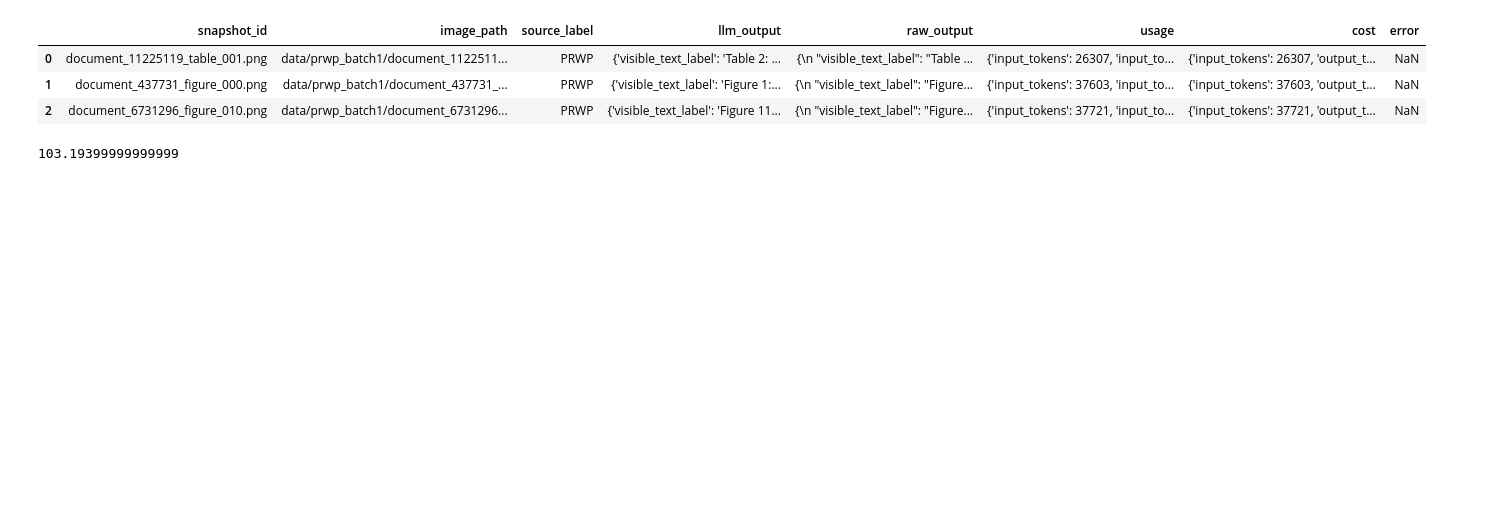
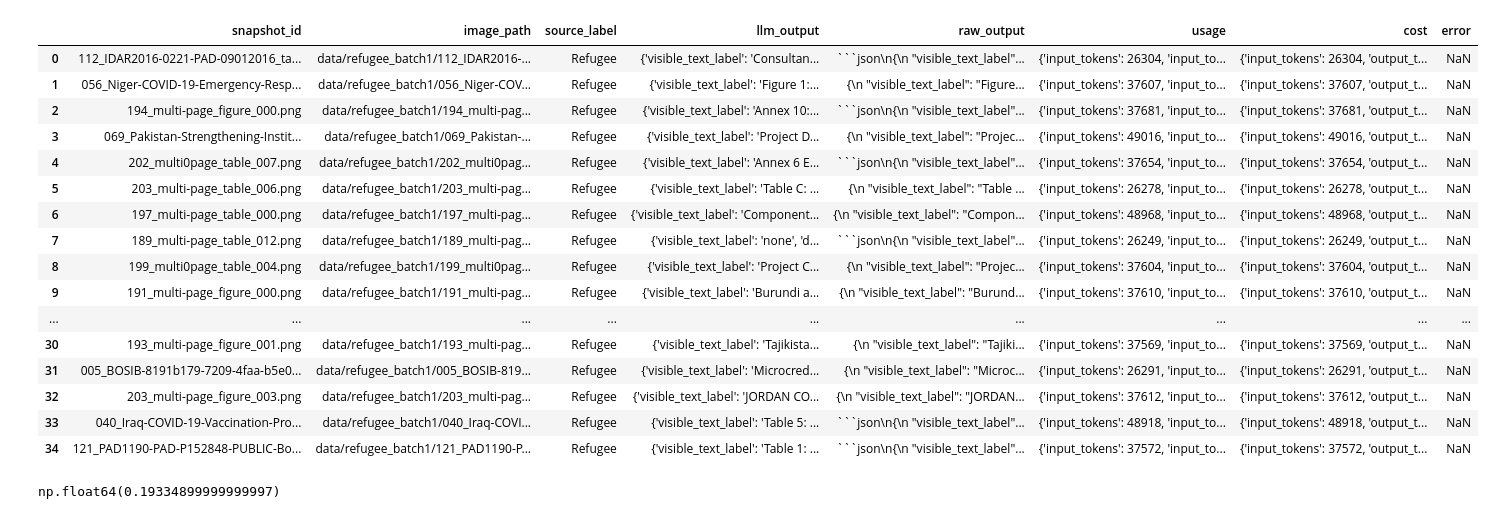
Before and after one commit to ajdajd/data-snapshot-annotation, a Jupyter notebook: notebooks/working/characterization/jsonl_viewer.ipynb, the cells around one changed output. Cells and saved outputs as stored; diff of their text form; code cells hidden in the pictures; blank space fills up the shorter version.

Commit message:
Save refugee version

````diff
--- a/notebooks/working/characterization/jsonl_viewer.ipynb
+++ b/notebooks/working/characterization/jsonl_viewer.ipynb
@@ -1,14 +1,28 @@
 # %%
 import pandas as pd
 
-df = pd.read_json("data/results_prwp_prwp_batch1.jsonl", lines=True)
+# df = pd.read_json("data/results_prwp_batch1.jsonl", lines=True)
+df = pd.read_json("data/results_refugee_batch1.jsonl", lines=True)
 df
 # %% [output]
 |  | snapshot_id | image_path | source_label | llm_output | raw_output | usage | cost | error |
-| 0 | document_11225119_table_001.png | data/prwp_batch1/document_1122511... | PRWP | {'visible_text_label': 'Table 2: ... | {\n "visible_text_label": "Table ... | {'input_tokens': 26307, 'input_to... | {'input_tokens': 26307, 'output_t... | NaN |
-| 1 | document_437731_figure_000.png | data/prwp_batch1/document_437731_... | PRWP | {'visible_text_label': 'Figure 1:... | {\n "visible_text_label": "Figure... | {'input_tokens': 37603, 'input_to... | {'input_tokens': 37603, 'output_t... | NaN |
-| 2 | document_6731296_figure_010.png | data/prwp_batch1/document_6731296... | PRWP | {'visible_text_label': 'Figure 11... | {\n "visible_text_label": "Figure... | {'input_tokens': 37721, 'input_to... | {'input_tokens': 37721, 'output_t... | NaN |
+| 0 | 112_IDAR2016-0221-PAD-09012016_ta... | data/refugee_batch1/112_IDAR2016-... | Refugee | {'visible_text_label': 'Consultan... | ```json\n{\n "visible_text_label"... | {'input_tokens': 26304, 'input_to... | {'input_tokens': 26304, 'output_t... | NaN |
+| 1 | 056_Niger-COVID-19-Emergency-Resp... | data/refugee_batch1/056_Niger-COV... | Refugee | {'visible_text_label': 'Figure 1:... | {\n "visible_text_label": "Figure... | {'input_tokens': 37607, 'input_to... | {'input_tokens': 37607, 'output_t... | NaN |
+| 2 | 194_multi-page_figure_000.png | data/refugee_batch1/194_multi-pag... | Refugee | {'visible_text_label': 'Annex 10:... | ```json\n{\n "visible_text_label"... | {'input_tokens': 37681, 'input_to... | {'input_tokens': 37681, 'output_t... | NaN |
+| 3 | 069_Pakistan-Strengthening-Instit... | data/refugee_batch1/069_Pakistan-... | Refugee | {'visible_text_label': 'Project D... | {\n "visible_text_label": "Projec... | {'input_tokens': 49016, 'input_to... | {'input_tokens': 49016, 'output_t... | NaN |
+| 4 | 202_multi0page_table_007.png | data/refugee_batch1/202_multi0pag... | Refugee | {'visible_text_label': 'Annex 6 E... | ```json\n{\n "visible_text_label"... | {'input_tokens': 37654, 'input_to... | {'input_tokens': 37654, 'output_t... | NaN |
+| 5 | 203_multi-page_table_006.png | data/refugee_batch1/203_multi-pag... | Refugee | {'visible_text_label': 'Table C: ... | {\n "visible_text_label": "Table ... | {'input_tokens': 26278, 'input_to... | {'input_tokens': 26278, 'output_t... | NaN |
+| 6 | 197_multi-page_table_000.png | data/refugee_batch1/197_multi-pag... | Refugee | {'visible_text_label': 'Component... | {\n "visible_text_label": "Compon... | {'input_tokens': 48968, 'input_to... | {'input_tokens': 48968, 'output_t... | NaN |
+| 7 | 189_multi-page_table_012.png | data/refugee_batch1/189_multi-pag... | Refugee | {'visible_text_label': 'none', 'd... | ```json\n{\n "visible_text_label"... | {'input_tokens': 26249, 'input_to... | {'input_tokens': 26249, 'output_t... | NaN |
+| 8 | 199_multi0page_table_004.png | data/refugee_batch1/199_multi0pag... | Refugee | {'visible_text_label': 'Project C... | {\n "visible_text_label": "Projec... | {'input_tokens': 37604, 'input_to... | {'input_tokens': 37604, 'output_t... | NaN |
+| 9 | 191_multi-page_figure_000.png | data/refugee_batch1/191_multi-pag... | Refugee | {'visible_text_label': 'Burundi a... | {\n "visible_text_label": "Burund... | {'input_tokens': 37610, 'input_to... | {'input_tokens': 37610, 'output_t... | NaN |
+| ... | ... | ... | ... | ... | ... | ... | ... | ... |
+| 30 | 193_multi-page_figure_001.png | data/refugee_batch1/193_multi-pag... | Refugee | {'visible_text_label': 'Tajikista... | {\n "visible_text_label": "Tajiki... | {'input_tokens': 37569, 'input_to... | {'input_tokens': 37569, 'output_t... | NaN |
+| 31 | 005_BOSIB-8191b179-7209-4faa-b5e0... | data/refugee_batch1/005_BOSIB-819... | Refugee | {'visible_text_label': 'Microcred... | {\n "visible_text_label": "Microc... | {'input_tokens': 26291, 'input_to... | {'input_tokens': 26291, 'output_t... | NaN |
+| 32 | 203_multi-page_figure_003.png | data/refugee_batch1/203_multi-pag... | Refugee | {'visible_text_label': 'JORDAN CO... | {\n "visible_text_label": "JORDAN... | {'input_tokens': 37612, 'input_to... | {'input_tokens': 37612, 'output_t... | NaN |
+| 33 | 040_Iraq-COVID-19-Vaccination-Pro... | data/refugee_batch1/040_Iraq-COVI... | Refugee | {'visible_text_label': 'Table 5: ... | ```json\n{\n "visible_text_label"... | {'input_tokens': 48918, 'input_to... | {'input_tokens': 48918, 'output_t... | NaN |
+| 34 | 121_PAD1190-PAD-P152848-PUBLIC-Bo... | data/refugee_batch1/121_PAD1190-P... | Refugee | {'visible_text_label': 'Table 1: ... | ```json\n{\n "visible_text_label"... | {'input_tokens': 37572, 'input_to... | {'input_tokens': 37572, 'output_t... | NaN |
-# %%
-max([x["total_cost_usd"] for x in df["cost"]]) * 60 * 300
-# %% [output]
-103.19399999999999
+# %%
+pd.json_normalize(df["cost"])["total_cost_usd"].sum()
+# %% [output]
+np.float64(0.19334899999999997)
````
Also changed, not shown: parts of 1 cell of this notebook, 1 other file.
